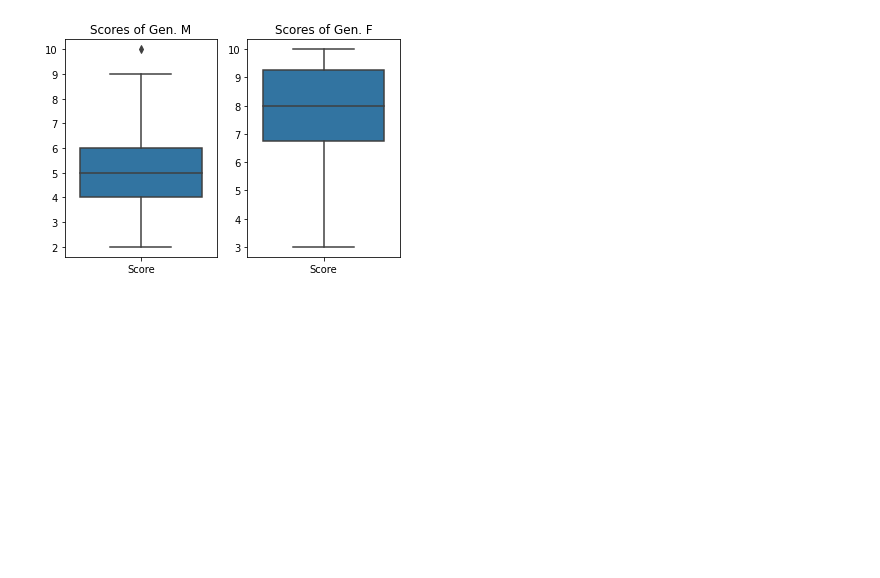
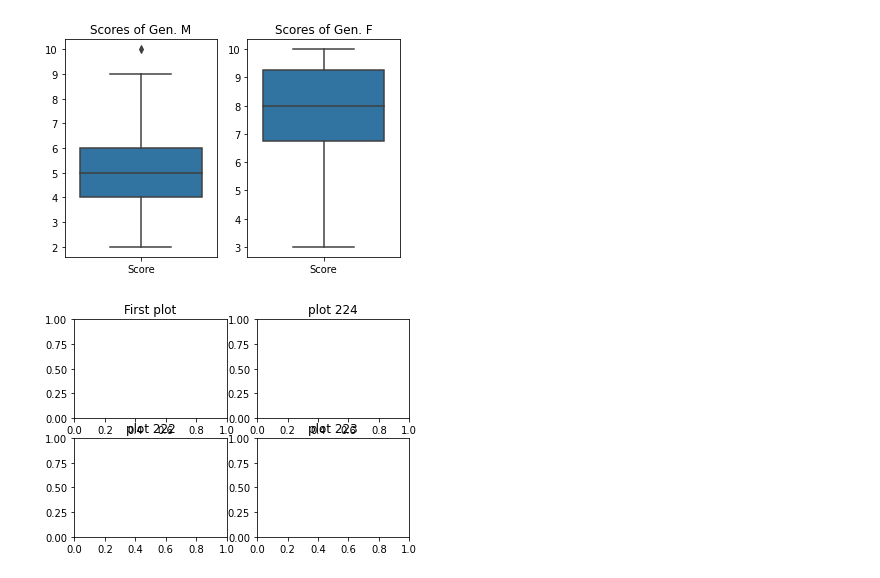
Before and after one commit to Caavalos/DMEGADE3, a Jupyter notebook: clase4.ipynb, the cells around one changed output. Saved outputs shown, nothing was run; the diff lists cells and outputs as text; code cells hidden in the pictures; blank space fills up the shorter version.

```diff
--- a/clase4.ipynb
+++ b/clase4.ipynb
@@ -168,12 +168,14 @@ ax2.title.set_text('Scores of Gen. F')
 # %%
 fig = plt.figure()
 
 ax1 = fig.add_subplot(221)
 ax2 = fig.add_subplot(222)
 ax3 = fig.add_subplot(223)
 ax4 = fig.add_subplot(224)
 
-ax1.title_text('First plot')
-ax4.title_text('plot 224')
-ax2.title_text('plot 222')
-ax3.title_text('plot 223')
+ax1.title.set_text('First plot')
+ax2.title.set_text('plot 224')
+ax3.title.set_text('plot 222')
+ax4.title.set_text('plot 223')
+# %% [output]
+[figure, added]
```
Also changed, not shown: parts of 11 cells of this notebook.
